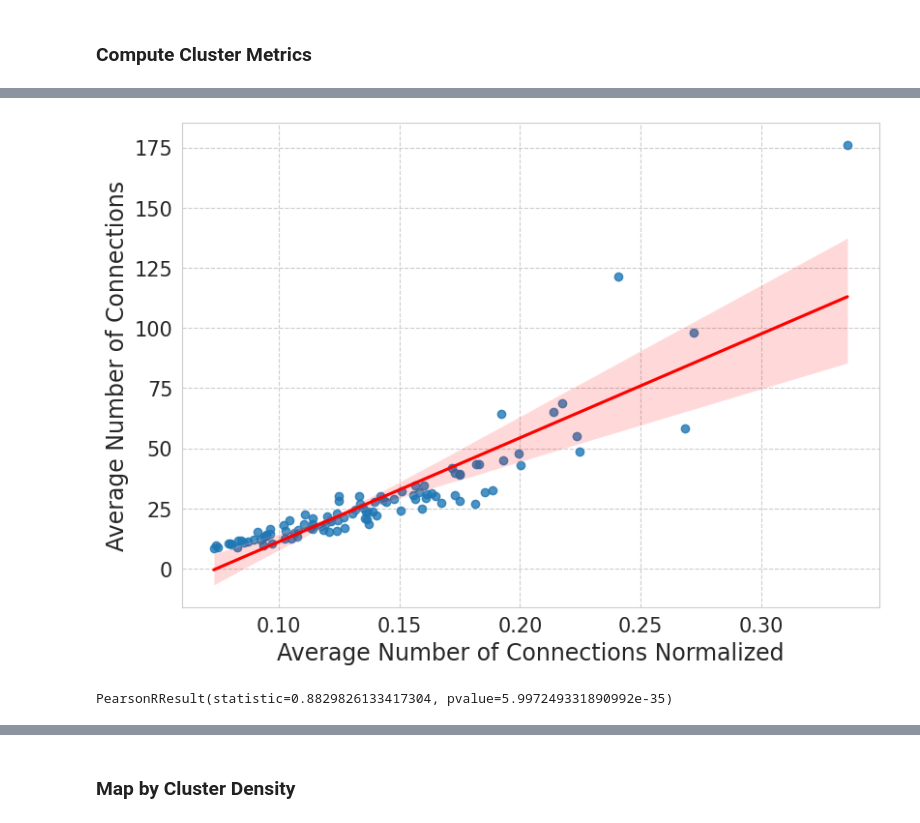
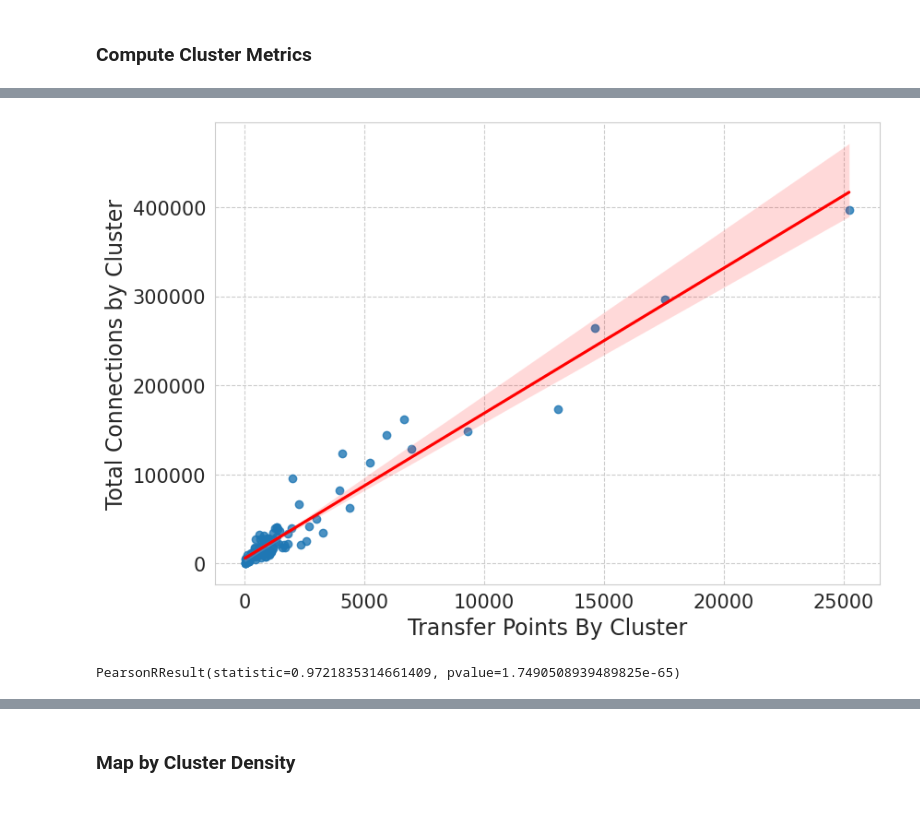
Before and after one commit to jcnborges/busanalysis, a Jupyter notebook: notebooks/ieee_t_its_2024/ieee-t-its.ipynb, the cells around one changed output, grey strips where cells are left out. Saved outputs shown, nothing was run; the diff lists cells and outputs as text; code cells hidden in the pictures.

```diff
--- a/notebooks/ieee_t_its_2024/ieee-t-its.ipynb
+++ b/notebooks/ieee_t_its_2024/ieee-t-its.ipynb
@@ -391,6 +266,12 @@ pd.read_parquet('lstm_df.parquet')
 # %%
 bus_stop_clustered = pd.read_parquet('bus_stop_clustered.parquet')
 df_cluster = pd.merge(df_analise_edges, bus_stop_clustered[['legacy_id', 'cluster']], left_on = 'dummy_legacy_id_u', right_on = 'legacy_id', how = 'inner')
-agg_cluster = df_cluster.groupby('cluster').agg({'group_id': 'nunique', 'conn_count': 'mean', 'conn_count_normalized': 'mean'}).reset_index()
+agg_cluster = df_cluster.groupby('cluster').agg(
+    transfer_count = ('group_id', 'nunique'),
+    conn_count = ('conn_count', 'sum'),
+    conn_count_normalized = ('conn_count_normalized', 'mean'),
+    bus_stop_count = ('dummy_legacy_id_u', lambda x: len(set(x.unique()) | set(df_cluster[df_cluster['cluster'] == x.name]['dummy_legacy_id_v'].unique()))),
+    bus_line_count = ('line_code_u', lambda x: len(set(x.unique()) | set(df_cluster[df_cluster['cluster'] == x.name]['line_code_v'].unique())))
+).reset_index()
 # %% [markdown]
 <h4>Cluster Density</h4>
@@ -398,6 +279,5 @@ Cluster density represents the number of distinct connections within a specific
 # %%
-agg_cluster = df_cluster.groupby('cluster').agg({'group_id': 'nunique', 'conn_count': 'mean', 'conn_count_normalized': 'mean'}).reset_index()
-mean, std, q1, median, q3 = agg_cluster.group_id.mean(), agg_cluster.group_id.std(), agg_cluster.group_id.quantile(0.25), agg_cluster.group_id.quantile(0.5), agg_cluster.group_id.quantile(0.75)
+mean, std, q1, median, q3 = agg_cluster.conn_count.mean(), agg_cluster.conn_count.std(), agg_cluster.conn_count.quantile(0.25), agg_cluster.conn_count.quantile(0.5), agg_cluster.conn_count.quantile(0.75)
 agg_cluster['mean'] = mean
 agg_cluster['std'] = std
 agg_cluster['q1'] = q1
@@ -405,11 +285,8 @@ agg_cluster['median'] = median
 agg_cluster['q3'] = q3
 multiplier = 1.5
 conditions = [
-    #(agg_cluster.group_id <= agg_cluster['mean']),
-    #((agg_cluster.group_id > agg_cluster['mean']) & (agg_cluster.group_id <= agg_cluster['mean'] + multiplier * agg_cluster['std'])),
-    #(agg_cluster.group_id > agg_cluster['mean'] + multiplier * agg_cluster['std'])]
-    (agg_cluster.group_id <= agg_cluster['median']),
-    ((agg_cluster.group_id > agg_cluster['median']) & (agg_cluster.group_id <= agg_cluster['q3'] + multiplier * (agg_cluster['q3'] - agg_cluster['q1']))),
-    (agg_cluster.group_id > agg_cluster['q3'] + multiplier * (agg_cluster['q3'] - agg_cluster['q1']))]
-density_choices = ['Low Density', 'Moderate Density', 'High Density']
+    (agg_cluster.conn_count <= agg_cluster['q1']),
+    ((agg_cluster.conn_count > agg_cluster['q1']) & (agg_cluster.conn_count <= agg_cluster['q3'] + multiplier * (agg_cluster['q3'] - agg_cluster['q1']))),
+    (agg_cluster.conn_count > agg_cluster['q3'] + multiplier * (agg_cluster['q3'] - agg_cluster['q1']))]
+density_choices = ['Low', 'Moderate', 'High']
 agg_cluster['density'] = np.select(conditions, density_choices, default = 'N/A')
@@ -454,14 +292,0 @@ Cluster efficiency measures the effectiveness of connections within a cluster. I
-# %%
-mean, std, q1, median, q3 = agg_cluster.conn_count_normalized.mean(), agg_cluster.conn_count_normalized.std(), agg_cluster.conn_count_normalized.quantile(0.25), agg_cluster.conn_count_normalized.quantile(0.5), agg_cluster.conn_count_normalized.quantile(0.75)
-agg_cluster['mean'] = mean
-agg_cluster['std'] = std
-agg_cluster['q1'] = q1
-agg_cluster['median'] = median
-agg_cluster['q3'] = q3
-multiplier = 0.8
-conditions = [
-    (agg_cluster.conn_count_normalized <= agg_cluster['median']),
-    ((agg_cluster.conn_count_normalized > agg_cluster['median']) & (agg_cluster.conn_count_normalized <= agg_cluster['q3'] + multiplier * (agg_cluster['q3'] - agg_cluster['q1']))),
-    (agg_cluster.conn_count_normalized > agg_cluster['q3'] + multiplier * (agg_cluster['q3'] - agg_cluster['q1']))]
-efficiency_choices = ['Low Efficiency', 'Moderate Efficiency', 'High Efficiency']
-agg_cluster['efficiency'] = np.select(conditions, efficiency_choices, default = 'N/A')
@@ -477,13 +338,13 @@ g.set_ylabel("Average Number of Connections", fontsize = 17);
 # %%
 fig, axes = plt.subplots(figsize = (9.3, 6.5))
 sns.set_style("whitegrid", {'grid.linestyle': '--'})
-g = sns.regplot(x = agg_cluster.conn_count_normalized, y = agg_cluster.conn_count, ci = 95, ax = axes, line_kws = {'color': 'red'})
+g = sns.regplot(x = agg_cluster.transfer_count, y = agg_cluster.conn_count, ci = 95, ax = axes, line_kws = {'color': 'red'})
 g.tick_params(labelsize = 15)
-g.set_xlabel("Average Number of Connections Normalized", fontsize = 17)
-g.set_ylabel("Average Number of Connections", fontsize = 17);
+g.set_xlabel("Transfer Points By Cluster", fontsize = 17)
+g.set_ylabel("Total Connections by Cluster", fontsize = 17);
 # %% [output]
-[figure, old version]
+[figure, new version]
 # %%
-scipy.stats.pearsonr(x = agg_cluster.conn_count_normalized, y = agg_cluster.conn_count)
+scipy.stats.pearsonr(x = agg_cluster.transfer_count, y = agg_cluster.conn_count)
 # %% [output]
-PearsonRResult(statistic=0.8829826133417304, pvalue=5.997249331890992e-35)
+PearsonRResult(statistic=0.9721835314661409, pvalue=1.7490508939489825e-65)
```
Also changed, not shown: parts of 38 cells of this notebook, 1 other file.
